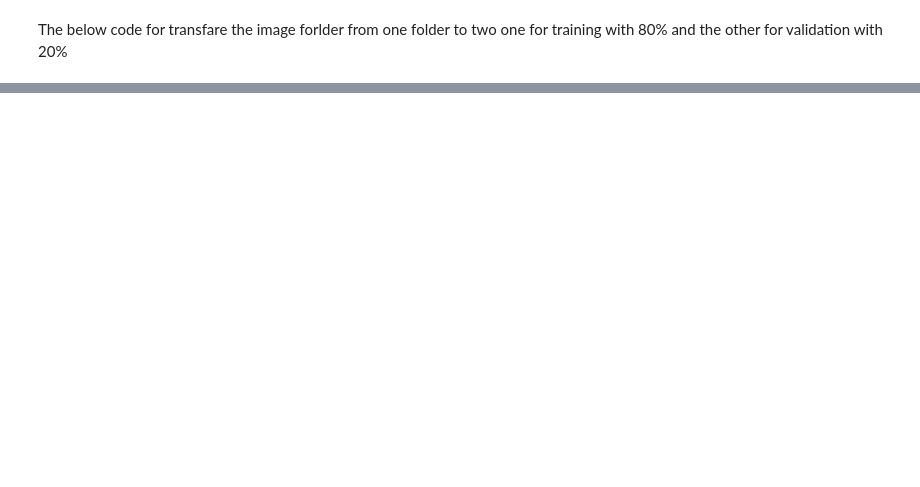
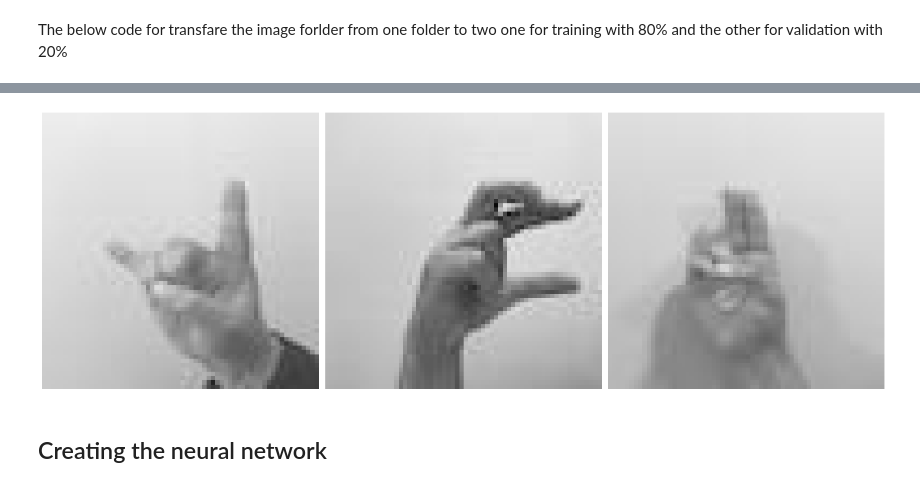
Before and after one commit to alkhonain/Sign-language-recognition-system, a Jupyter notebook: Notebook.ipynb, the cells around one changed output, grey strips where cells are left out. Cells and saved outputs as stored; diff of their text form; code cells hidden in the pictures; blank space fills up the shorter version.

```diff
--- a/Notebook.ipynb
+++ b/Notebook.ipynb
@@ -32,0 +196,6 @@ The below code for transfare the image forlder from one folder to two one for tr
+# %%
+plotImages(sample_training_images[6:9])
+# %% [output]
+[figure, added]
+# %% [markdown]
+## Creating the neural network
```
Also changed, not shown: parts of 29 cells of this notebook, 2 other files.
